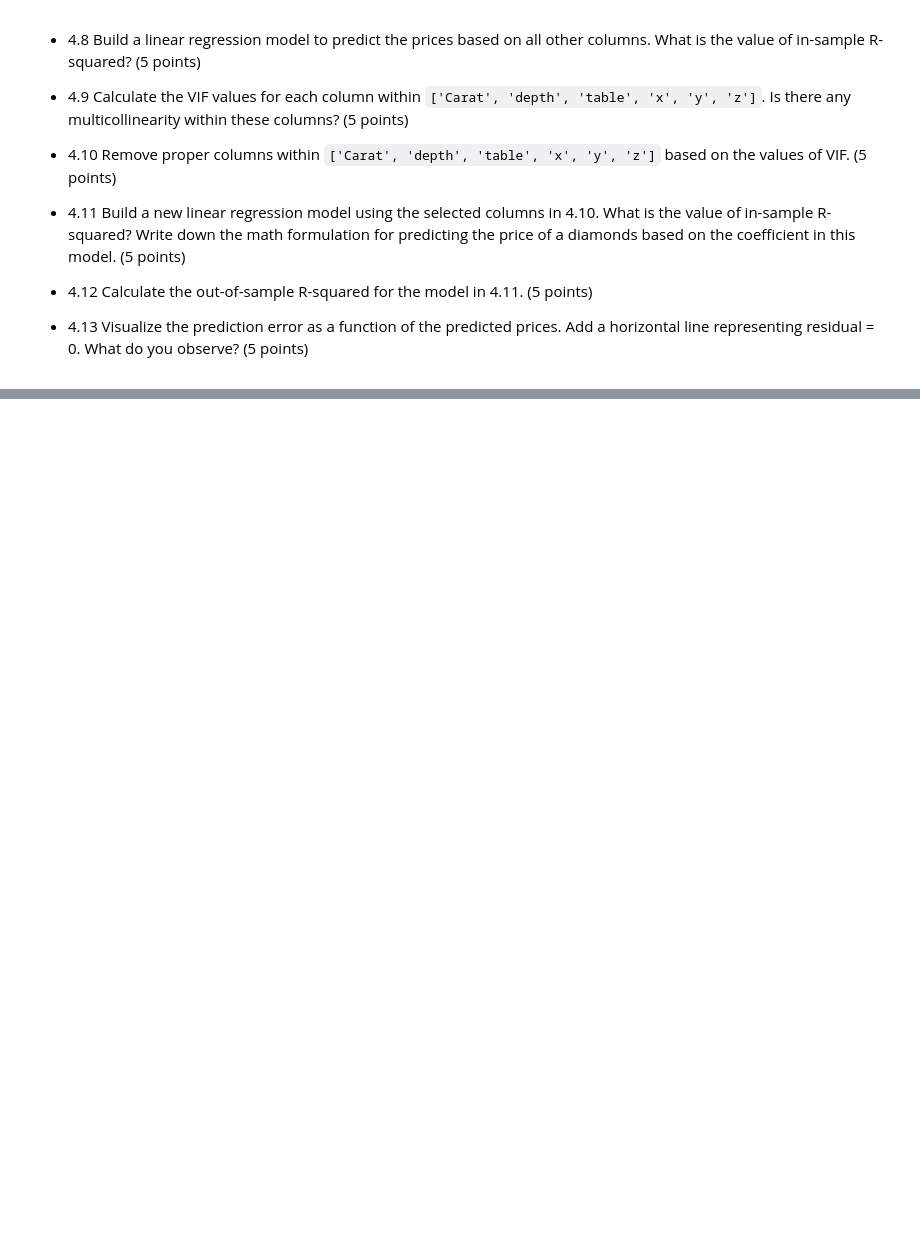
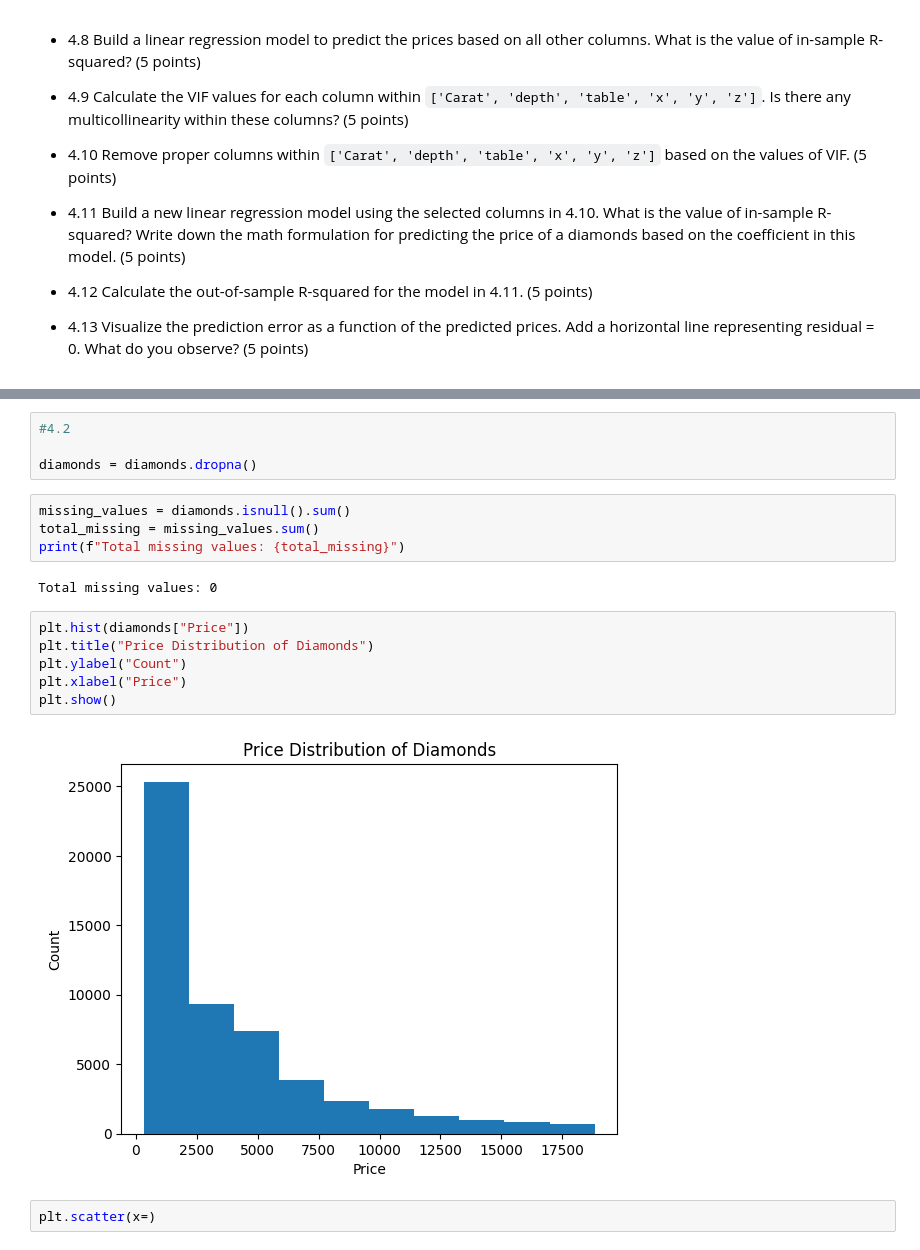
Before and after one commit to ivynangalia/320, a Jupyter notebook: homework/HW5.ipynb, the cells around one changed output, grey strips where cells are left out. Saved outputs shown, nothing was run; the diff lists cells and outputs as text; blank space fills up the shorter version.

```diff
--- a/homework/HW5.ipynb
+++ b/homework/HW5.ipynb
@@ -125,0 +165,20 @@ diamonds = pd.read_csv("diamonds-new.csv")
+# %%
+#4.2
+
+diamonds = diamonds.dropna()
+# %%
+missing_values = diamonds.isnull().sum()
+total_missing = missing_values.sum()
+print(f"Total missing values: {total_missing}")
+# %% [output]
+Total missing values: 0
+# %%
+plt.hist(diamonds["Price"])
+plt.title("Price Distribution of Diamonds")
+plt.ylabel("Count")
+plt.xlabel("Price")
+plt.show()
+# %% [output]
+[figure, added]
+# %%
+plt.scatter(x=)
```
Also changed, not shown: parts of 9 cells of this notebook, 17 other files.
